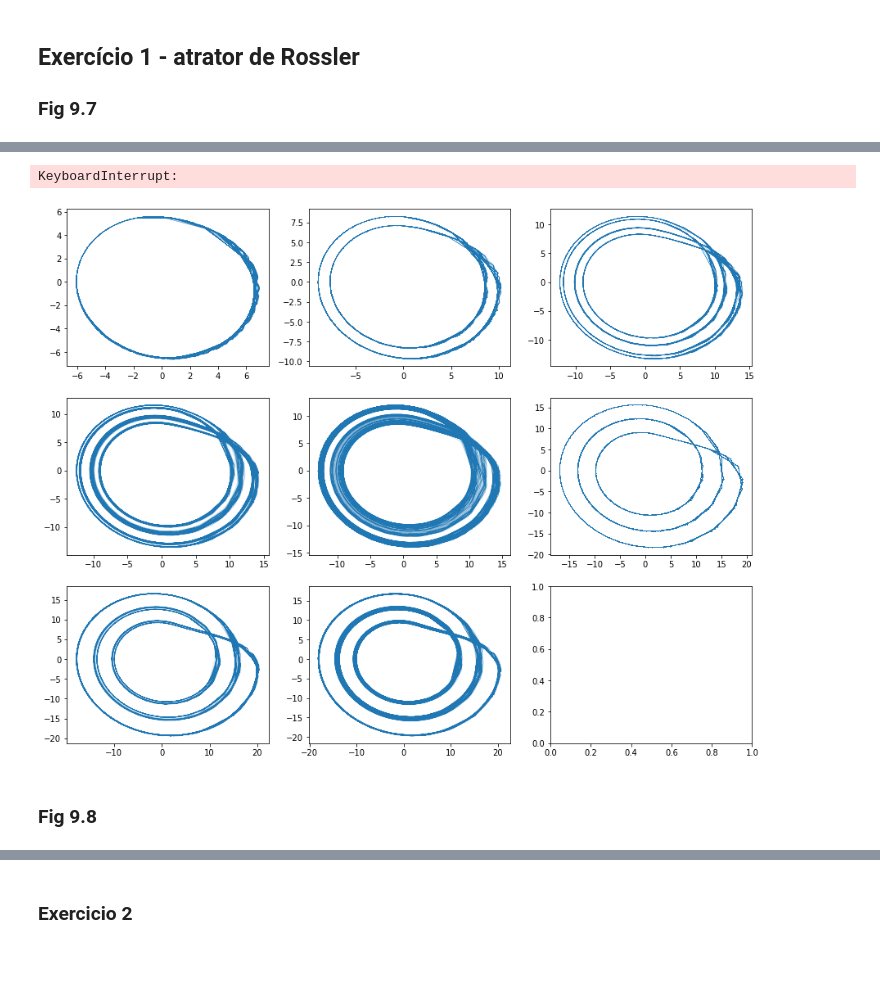
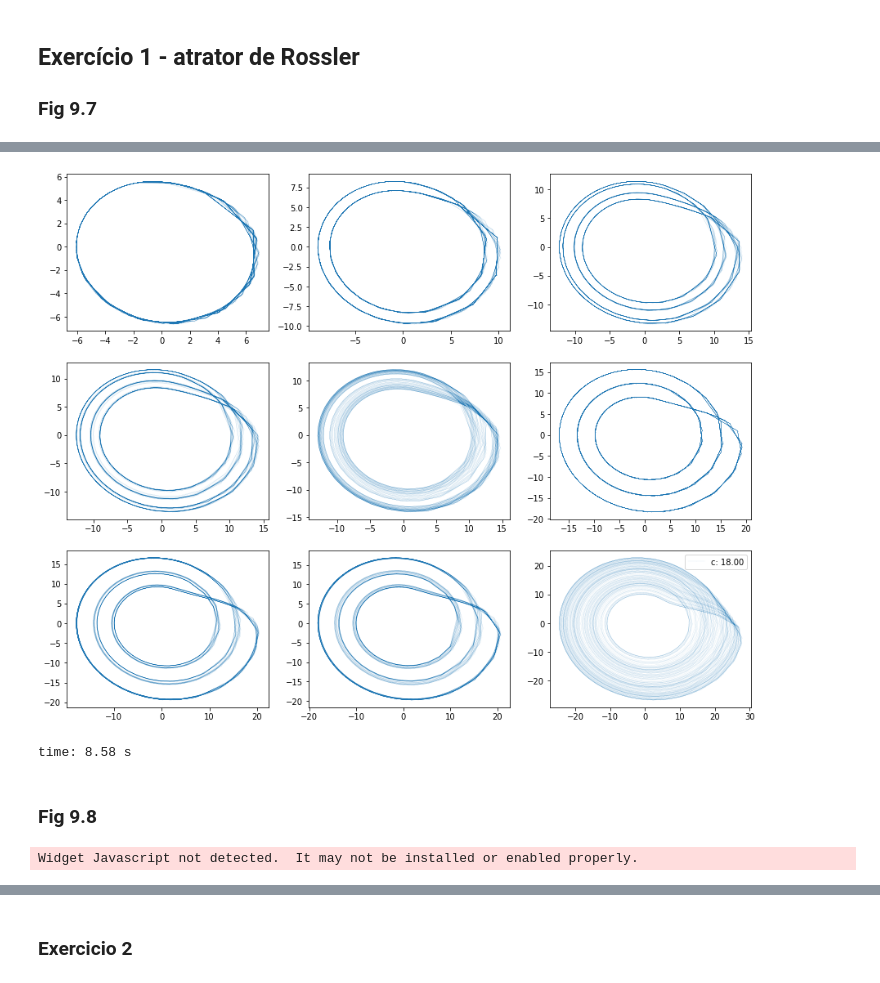
Before and after one commit to danlessa/sistemas-dinamicos-nao-lineares-, a Jupyter notebook: atividade5/lista.ipynb, the cells around one changed output, grey strips where cells are left out. Saved outputs shown, nothing was run; the diff lists cells and outputs as text; code cells hidden in the pictures.

```diff
--- a/atividade5/lista.ipynb
+++ b/atividade5/lista.ipynb
@@ -24,19 +30,19 @@ def rossler(t, X, a, b, c):
 # %%
 (a, b) = (0.1, 0.1)
-T = (0, 5000)
+T = (0, 1000)
 X_0 = (0, 0, 0)
 c_list = [4, 6, 8.5, 8.7, 9.0, 12, 12.8, 13.0, 18.0]
 fig, axes = plt.subplots(nrows=3, ncols=3, figsize=(15, 12))
 
 for i, c in enumerate(c_list):
     f = solve_ivp(rossler, T, X_0, args=(a, b, c))
     (x, y, z) = f.y[:, 1000:]
     axes.ravel()[i].plot(x, y, '.-', linewidth=0.05, markersize=0.01, label=f"c: {c :.2f}")
 plt.legend()
 plt.show()
 # %% [output]
+[figure, new version]
-KeyboardInterrupt:
+time: 8.58 s
-[figure, old version]
 # %% [markdown]
 ### Fig 9.8
 # %%
@@ -53,6 +59,8 @@ for c in tqdm(c_list):
     F = np.apply_along_axis(solve_rossler, 1, X_0)
     X = [f.y[0][-1] for f in F]
     bifurcation[c] = X
+# %% [output]
+Widget Javascript not detected.  It may not be installed or enabled properly.
 # %%
 x, y = zip(*bifurcation.items())
 plt.figure(figsize=(12, 6))
```
Also changed, not shown: parts of 8 cells of this notebook.
